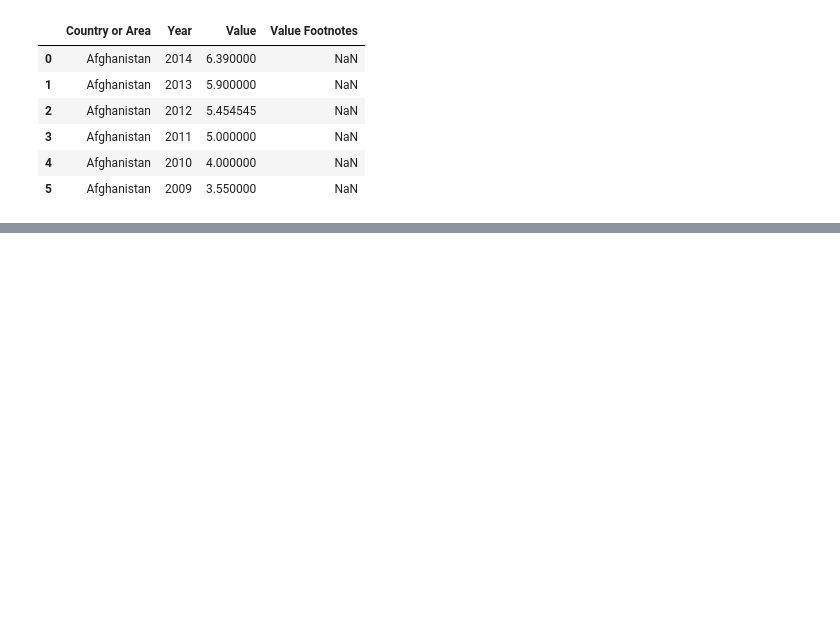
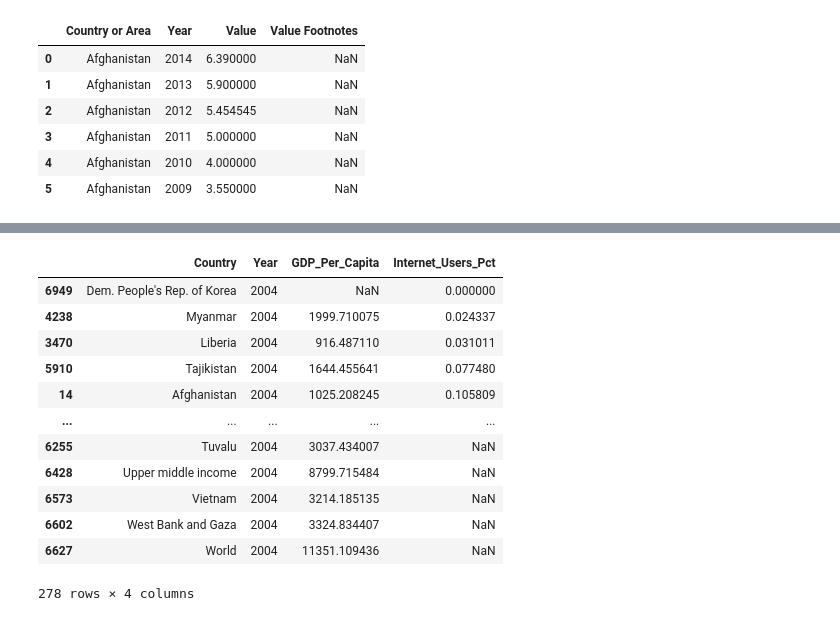
Before and after one commit to NSS-Data-Analytics-Cohort-3/un-data-MarkKoivula, a Jupyter notebook: notebooks/UNdata.ipynb, the cells around one changed output, grey strips where cells are left out. Cells and saved outputs as stored; diff of their text form; code cells hidden in the pictures; blank space fills up the shorter version.

```diff
--- a/notebooks/UNdata.ipynb
+++ b/notebooks/UNdata.ipynb
@@ -216,0 +232,2 @@ internet_df2.drop(columns = ['Value Footnotes'])
+# %%
+df_2004 = gdp_and_internet_use[gdp_and_internet_use["Year"].isin([2004])]
@@ -216,0 +370,16 @@ internet_df2.drop(columns = ['Value Footnotes'])
+# %%
+df_2004.sort_values(by='Internet_Users_Pct', ascending=True)
+# %% [output]
+|  | Country | Year | GDP_Per_Capita | Internet_Users_Pct |
+| 6949 | Dem. People's Rep. of Korea | 2004 | NaN | 0.000000 |
+| 4238 | Myanmar | 2004 | 1999.710075 | 0.024337 |
+| 3470 | Liberia | 2004 | 916.487110 | 0.031011 |
+| 5910 | Tajikistan | 2004 | 1644.455641 | 0.077480 |
+| 14 | Afghanistan | 2004 | 1025.208245 | 0.105809 |
+| ... | ... | ... | ... | ... |
+| 6255 | Tuvalu | 2004 | 3037.434007 | NaN |
+| 6428 | Upper middle income | 2004 | 8799.715484 | NaN |
+| 6573 | Vietnam | 2004 | 3214.185135 | NaN |
+| 6602 | West Bank and Gaza | 2004 | 3324.834407 | NaN |
+| 6627 | World | 2004 | 11351.109436 | NaN |
+278 rows × 4 columns
```
Also changed, not shown: parts of 70 cells of this notebook.
